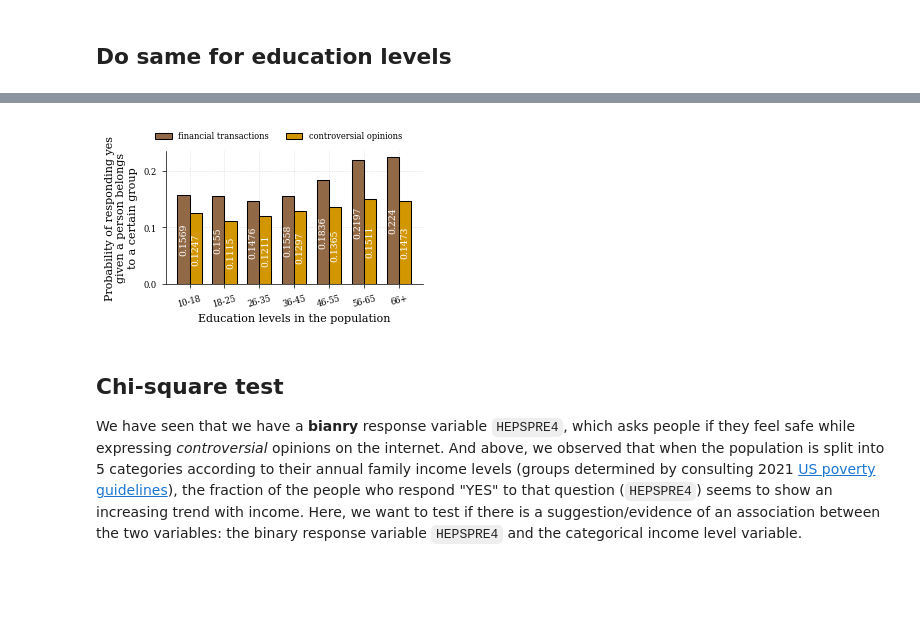
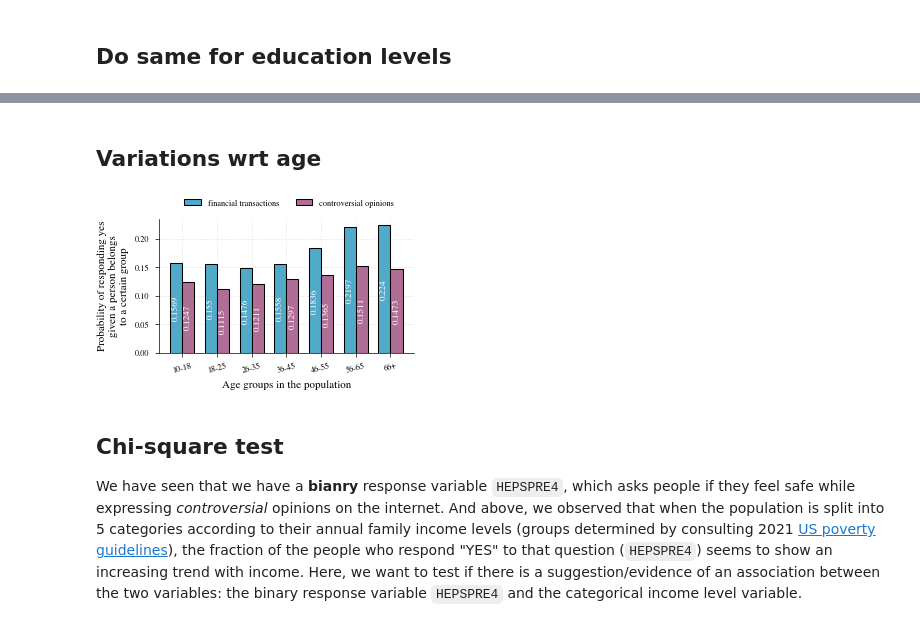
Before and after one commit to swag2198/data-literacy, a Jupyter notebook: exp/exp_AssociationBetweenVariables.ipynb, the cells around one changed output, grey strips where cells are left out. Cells and saved outputs as stored; diff of their text form; code cells hidden in the pictures; blank space fills up the shorter version.

```diff
--- a/exp/exp_AssociationBetweenVariables.ipynb
+++ b/exp/exp_AssociationBetweenVariables.ipynb
@@ -640,4 +599,24 @@ X, xpos, opin
 # %%
+# call
+v = 'PEEDUCA'
+res, sample_sizes = stratified_proportions(df21, stratify_by=v,
+                             categories_dict=education_groups,
+                             target_variables=ACTIVITIES)
+
+xpos = list(res.keys())
+X = np.arange(len(xpos))
+
+fins = np.array([res[key][0] for key in xpos])
+fins = np.around(fins,4)
+fins_no = [round(res[key][0]*sample_sizes[key][0]) for key in xpos]
+
+opin = np.array([res[key][3] for key in xpos])
+opin = np.around(opin,4)
+
+opin_no = [round(res[key][3]*sample_sizes[key][3]) for key in xpos]
+
+# X, xpos, opin
+
 with plt.rc_context({**bundles.icml2022(column='half', nrows=1, ncols=1, usetex=False), **tueplots.axes.lines()}):
     fig, ax = plt.subplots()
 
@@ -657,7 +636,7 @@ with plt.rc_context({**bundles.icml2022(column='half', nrows=1, ncols=1, usetex=
         fins,
         ec = "black",
         lw = .75,
-        color = rgb.tue_brown,
+        color = rgb.tue_lightblue,
         zorder = 3,
         width = width,
         label = "financial transactions"
@@ -669,7 +648,7 @@ with plt.rc_context({**bundles.icml2022(column='half', nrows=1, ncols=1, usetex=
         opin,
         ec = "black",
         lw = .75,
-        color = rgb.tue_orange,
+        color = rgb.tue_violet,
         zorder = 3,
         width = width,
         label = "controversial opinions"
@@ -696,5 +675,6 @@ with plt.rc_context({**bundles.icml2022(column='half', nrows=1, ncols=1, usetex=
     )
     ax.set_ylabel("Probability of responding yes\ngiven a person belongs\nto a certain group")
 
-    plt.savefig(f"../res/figures/{v}_bar_{year}.pdf")
+#     plt.savefig(f"../res/figures/{v}_bar_{year}.pdf")
+    plt.show()
 # %% [output]
@@ -741,4 +712,12 @@ plt.show()
+# %% [markdown]
+## Variations wrt age
 # %%
+v = 'PRTAGE'
+categories = age_groups
+res, sample_sizes = stratified_proportions(df21, stratify_by=v,
+                             categories_dict=categories,
+                             target_variables=ACTIVITIES)
+
 xpos = list(res.keys())
 X = np.arange(len(xpos))
 
@@ -770,7 +749,7 @@ with plt.rc_context({**bundles.icml2022(column='half', nrows=1, ncols=1, usetex=
         fins,
         ec = "black",
         lw = .75,
-        color = rgb.tue_brown,
+        color = rgb.tue_lightblue,
         zorder = 3,
         width = width,
         label = "financial transactions"
@@ -781,37 +760,38 @@ with plt.rc_context({**bundles.icml2022(column='half', nrows=1, ncols=1, usetex=
         X + width,
         opin,
         ec = "black",
         lw = .75,
-        color = rgb.tue_orange,
+        color = rgb.tue_violet,
         zorder = 3,
         width = width,
         label = "controversial opinions"
     )
     ax.bar_label(b, padding=0, color = 'w', fontsize='small', label_type="center", rotation=90)
 
 
     # Adjust ticks
     xticks_ = ax.xaxis.set_ticks(
         ticks = X + width/2,
         labels = xpos,
         rotation = 15
     )
 
-    ax.set_xlabel("Education levels in the population")
+    ax.set_xlabel("Age groups in the population")
     ax.legend(loc = 'upper right', framealpha=1.0, facecolor='white', edgecolor='none')
     ax.legend(
         ncol = 2,
         loc = "upper right",
         framealpha=1.0, facecolor='white', edgecolor='none',
 
         bbox_to_anchor = (0.95, 1.2),
         # frameon = False
     )
     ax.set_ylabel("Probability of responding yes\ngiven a person belongs\nto a certain group")
 
-    plt.savefig(f"../res/figures/{v}_bar_{year}.pdf")
+    # plt.savefig(f"../res/figures/{v}_bar_{year}.pdf")
+    plt.show()
 # %% [output]
-[figure, old version]
+[figure, new version]
 # %% [markdown]
 ## Chi-square test
 
```
Also changed, not shown: parts of 18 cells of this notebook.
